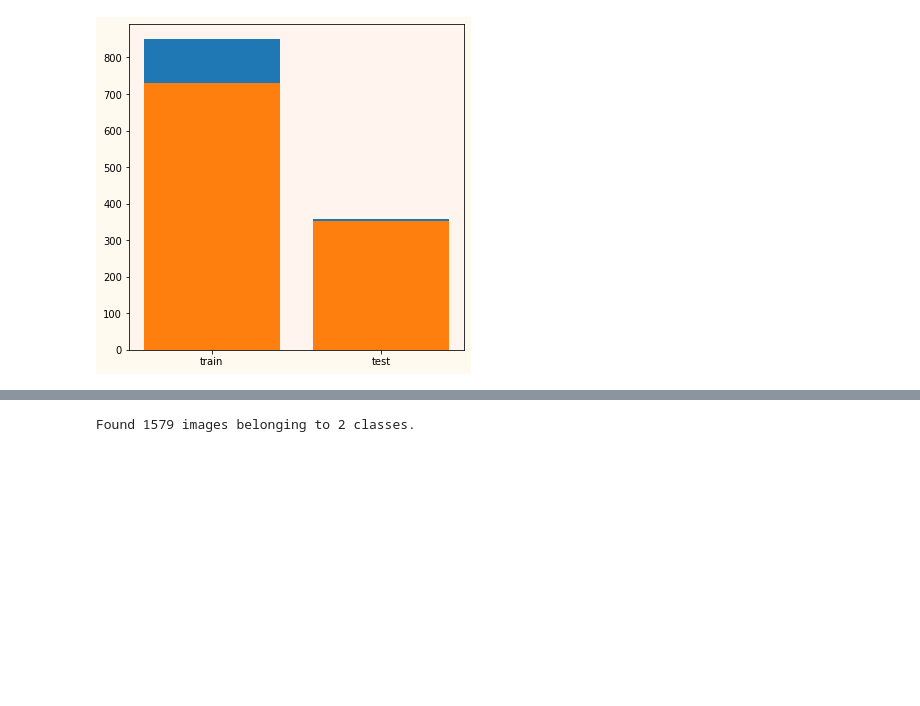
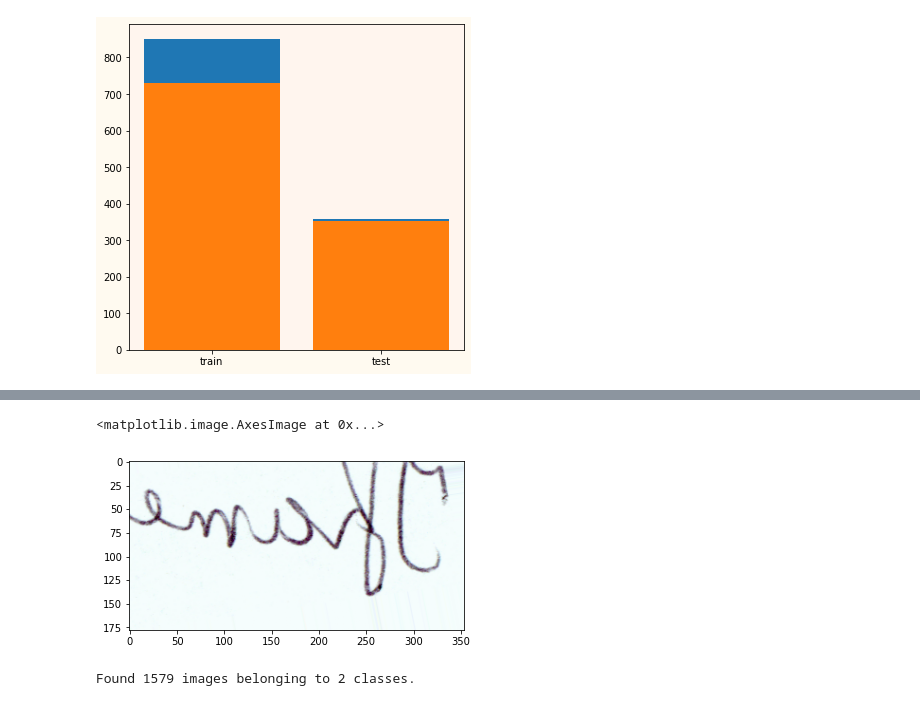
Before and after one commit to kadobkina/Neural_network_signature_verification, a Jupyter notebook: диплом_итог.ipynb, the cells around one changed output, grey strips where cells are left out. Drawn from its saved outputs; the diff is of its cells as text; code cells hidden in the pictures; blank space fills up the shorter version.

```diff
--- a/диплом_итог.ipynb
+++ b/диплом_итог.ipynb
@@ -257,3 +290,8 @@ plt.imshow(image_gen.random_transform(sign_img))
+# %%
+plt.imshow(image_gen.random_transform(sign_forg_img))
+# %% [output]
+<matplotlib.image.AxesImage at 0x...>
+[figure, added]
 # %%
 image_gen.flow_from_directory(train_path)
 # %% [output]
```
Also changed, not shown: parts of 42 cells of this notebook.
